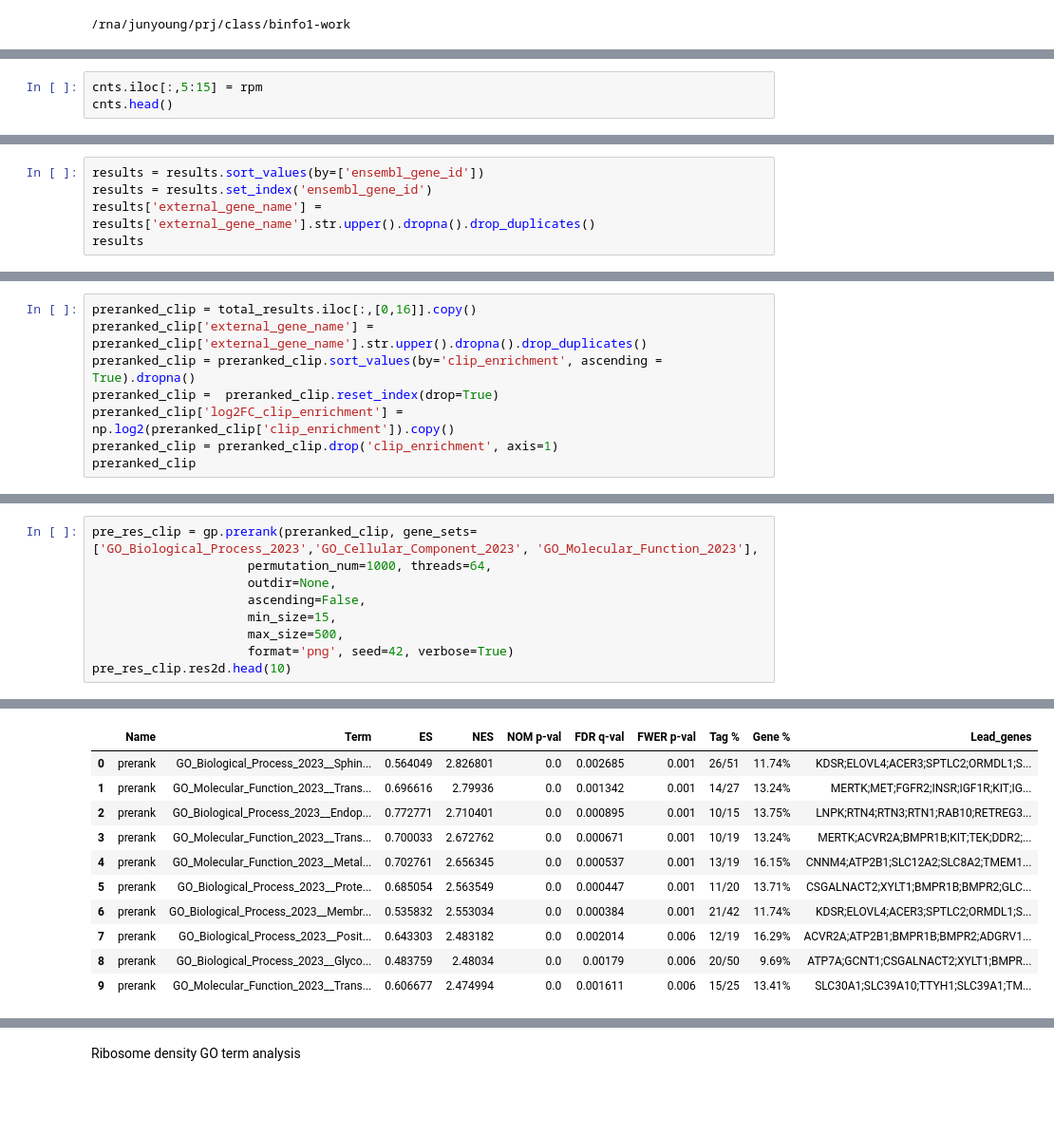
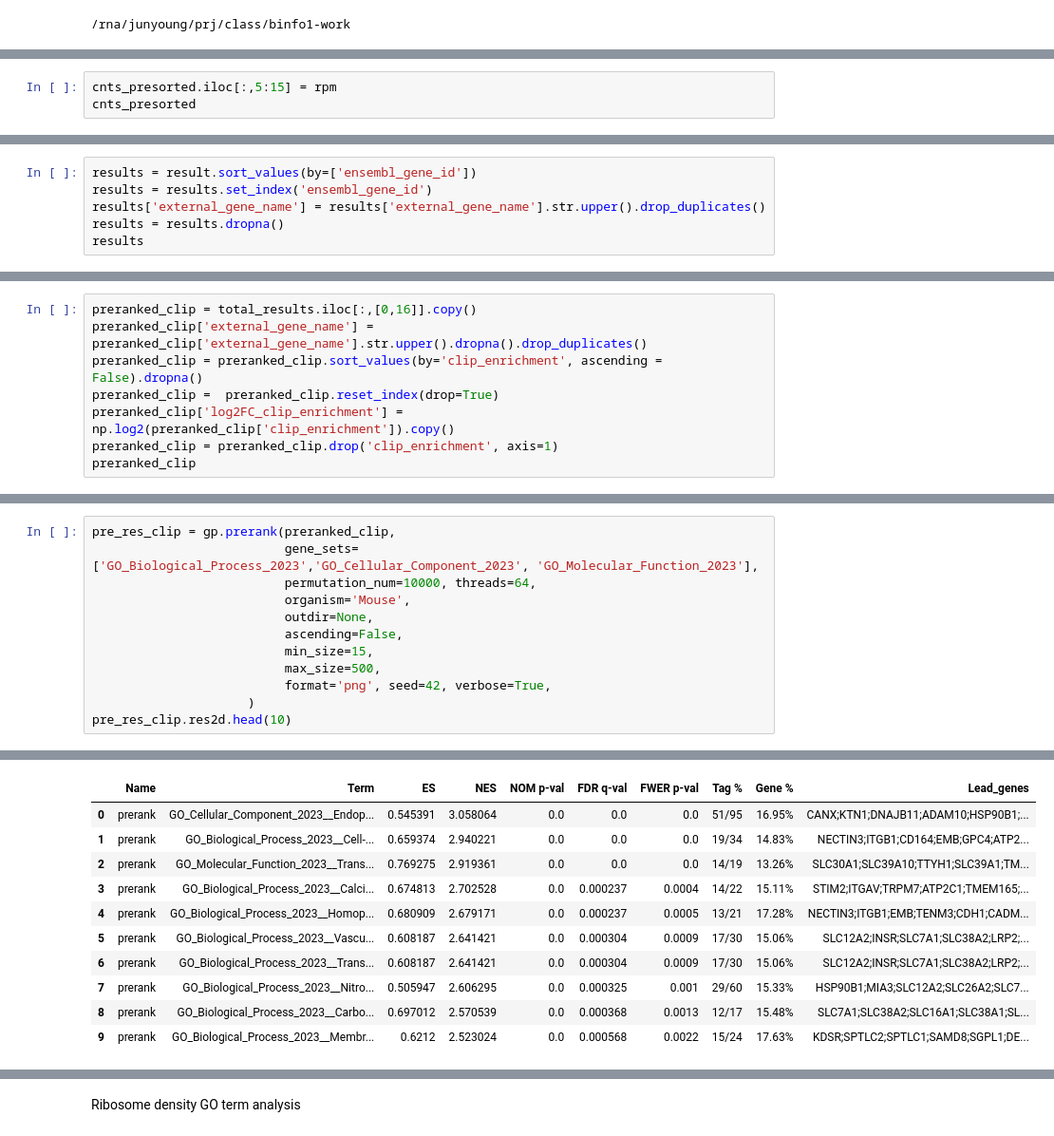
Before and after one commit to jjun7793/2024snubinfo_term, a Jupyter notebook: Junyoung_Park_2024snubinfo.ipynb, the cells around one changed output, grey strips where cells are left out. Shown at 95% size. Drawn from its saved outputs; the diff is of its cells as text; blank space fills up the shorter version.

```diff
--- a/Junyoung_Park_2024snubinfo.ipynb
+++ b/Junyoung_Park_2024snubinfo.ipynb
@@ -68,6 +90,6 @@ rpm.head()
 # %%
-cnts.iloc[:,5:15] = rpm
-cnts.head()
+cnts_presorted.iloc[:,5:15] = rpm
+cnts_presorted
 # %% [output]
 |  | Chr | Start | End | Strand | Length | CLIP-35L33G.bam | CLIP-let7d.bam | CLIP-let7f-1.bam | ... |
 | Geneid |  |  |  |  |  |  |  |  | ... |
@@ -212,5 +241,6 @@ results
 # %%
-results = results.sort_values(by=['ensembl_gene_id'])
+results = result.sort_values(by=['ensembl_gene_id'])
 results = results.set_index('ensembl_gene_id')
-results['external_gene_name'] = results['external_gene_name'].str.upper().dropna().drop_duplicates()
+results['external_gene_name'] = results['external_gene_name'].str.upper().drop_duplicates()
+results = results.dropna()
 results
@@ -277,0 +319,8 @@ total_results
+# %%
+preranked_clip = total_results.iloc[:,[0,16]].copy()
+preranked_clip['external_gene_name'] = preranked_clip['external_gene_name'].str.upper().dropna().drop_duplicates()
+preranked_clip = preranked_clip.sort_values(by='clip_enrichment', ascending = False).dropna()
+preranked_clip =  preranked_clip.reset_index(drop=True)
+preranked_clip['log2FC_clip_enrichment'] = np.log2(preranked_clip['clip_enrichment']).copy()
+preranked_clip = preranked_clip.drop('clip_enrichment', axis=1)
+preranked_clip
@@ -370,8 +582,0 @@ Preranked_clip GO term analysis
-# %%
-preranked_clip = total_results.iloc[:,[0,16]].copy()
-preranked_clip['external_gene_name'] = preranked_clip['external_gene_name'].str.upper().dropna().drop_duplicates()
-preranked_clip = preranked_clip.sort_values(by='clip_enrichment', ascending = True).dropna()
-preranked_clip =  preranked_clip.reset_index(drop=True)
-preranked_clip['log2FC_clip_enrichment'] = np.log2(preranked_clip['clip_enrichment']).copy()
-preranked_clip = preranked_clip.drop('clip_enrichment', axis=1)
-preranked_clip
@@ -392,10 +583,13 @@ preranked_clip
 # %%
-pre_res_clip = gp.prerank(preranked_clip, gene_sets=['GO_Biological_Process_2023','GO_Cellular_Component_2023', 'GO_Molecular_Function_2023'],
-                     permutation_num=1000, threads=64,
-                     outdir=None,
-                     ascending=False,
-                     min_size=15,
-                     max_size=500,
-                     format='png', seed=42, verbose=True)
+pre_res_clip = gp.prerank(preranked_clip,
+                          gene_sets=['GO_Biological_Process_2023','GO_Cellular_Component_2023', 'GO_Molecular_Function_2023'],
+                          permutation_num=10000, threads=64,
+                          organism='Mouse',
+                          outdir=None,
+                          ascending=False,
+                          min_size=15,
+                          max_size=500,
+                          format='png', seed=42, verbose=True,
+                     )
 pre_res_clip.res2d.head(10)
 # %% [output]
@@ -412,11 +606,11 @@ The order of those genes will be arbitrary, which may produce unexpected results
 |  | Name | Term | ES | NES | NOM p-val | FDR q-val | FWER p-val | Tag % | Gene % | Lead_genes |
-| 0 | prerank | GO_Biological_Process_2023__Sphin... | 0.564049 | 2.826801 | 0.0 | 0.002685 | 0.001 | 26/51 | 11.74% | KDSR;ELOVL4;ACER3;SPTLC2;ORMDL1;S... |
-| 1 | prerank | GO_Molecular_Function_2023__Trans... | 0.696616 | 2.79936 | 0.0 | 0.001342 | 0.001 | 14/27 | 13.24% | MERTK;MET;FGFR2;INSR;IGF1R;KIT;IG... |
-| 2 | prerank | GO_Biological_Process_2023__Endop... | 0.772771 | 2.710401 | 0.0 | 0.000895 | 0.001 | 10/15 | 13.75% | LNPK;RTN4;RTN3;RTN1;RAB10;RETREG3... |
-| 3 | prerank | GO_Molecular_Function_2023__Trans... | 0.700033 | 2.672762 | 0.0 | 0.000671 | 0.001 | 10/19 | 13.24% | MERTK;ACVR2A;BMPR1B;KIT;TEK;DDR2;... |
-| 4 | prerank | GO_Molecular_Function_2023__Metal... | 0.702761 | 2.656345 | 0.0 | 0.000537 | 0.001 | 13/19 | 16.15% | CNNM4;ATP2B1;SLC12A2;SLC8A2;TMEM1... |
-| 5 | prerank | GO_Biological_Process_2023__Prote... | 0.685054 | 2.563549 | 0.0 | 0.000447 | 0.001 | 11/20 | 13.71% | CSGALNACT2;XYLT1;BMPR1B;BMPR2;GLC... |
-| 6 | prerank | GO_Biological_Process_2023__Membr... | 0.535832 | 2.553034 | 0.0 | 0.000384 | 0.001 | 21/42 | 11.74% | KDSR;ELOVL4;ACER3;SPTLC2;ORMDL1;S... |
-| 7 | prerank | GO_Biological_Process_2023__Posit... | 0.643303 | 2.483182 | 0.0 | 0.002014 | 0.006 | 12/19 | 16.29% | ACVR2A;ATP2B1;BMPR1B;BMPR2;ADGRV1... |
-| 8 | prerank | GO_Biological_Process_2023__Glyco... | 0.483759 | 2.48034 | 0.0 | 0.00179 | 0.006 | 20/50 | 9.69% | ATP7A;GCNT1;CSGALNACT2;XYLT1;BMPR... |
-| 9 | prerank | GO_Molecular_Function_2023__Trans... | 0.606677 | 2.474994 | 0.0 | 0.001611 | 0.006 | 15/25 | 13.41% | SLC30A1;SLC39A10;TTYH1;SLC39A1;TM... |
+| 0 | prerank | GO_Cellular_Component_2023__Endop... | 0.545391 | 3.058064 | 0.0 | 0.0 | 0.0 | 51/95 | 16.95% | CANX;KTN1;DNAJB11;ADAM10;HSP90B1;... |
+| 1 | prerank | GO_Biological_Process_2023__Cell-... | 0.659374 | 2.940221 | 0.0 | 0.0 | 0.0 | 19/34 | 14.83% | NECTIN3;ITGB1;CD164;EMB;GPC4;ATP2... |
+| 2 | prerank | GO_Molecular_Function_2023__Trans... | 0.769275 | 2.919361 | 0.0 | 0.0 | 0.0 | 14/19 | 13.26% | SLC30A1;SLC39A10;TTYH1;SLC39A1;TM... |
+| 3 | prerank | GO_Biological_Process_2023__Calci... | 0.674813 | 2.702528 | 0.0 | 0.000237 | 0.0004 | 14/22 | 15.11% | STIM2;ITGAV;TRPM7;ATP2C1;TMEM165;... |
+| 4 | prerank | GO_Biological_Process_2023__Homop... | 0.680909 | 2.679171 | 0.0 | 0.000237 | 0.0005 | 13/21 | 17.28% | NECTIN3;ITGB1;EMB;TENM3;CDH1;CADM... |
+| 5 | prerank | GO_Biological_Process_2023__Vascu... | 0.608187 | 2.641421 | 0.0 | 0.000304 | 0.0009 | 17/30 | 15.06% | SLC12A2;INSR;SLC7A1;SLC38A2;LRP2;... |
+| 6 | prerank | GO_Biological_Process_2023__Trans... | 0.608187 | 2.641421 | 0.0 | 0.000304 | 0.0009 | 17/30 | 15.06% | SLC12A2;INSR;SLC7A1;SLC38A2;LRP2;... |
+| 7 | prerank | GO_Biological_Process_2023__Nitro... | 0.505947 | 2.606295 | 0.0 | 0.000325 | 0.001 | 29/60 | 15.33% | HSP90B1;MIA3;SLC12A2;SLC26A2;SLC7... |
+| 8 | prerank | GO_Biological_Process_2023__Carbo... | 0.697012 | 2.570539 | 0.0 | 0.000368 | 0.0013 | 12/17 | 15.48% | SLC7A1;SLC38A2;SLC16A1;SLC38A1;SL... |
+| 9 | prerank | GO_Biological_Process_2023__Membr... | 0.6212 | 2.523024 | 0.0 | 0.000568 | 0.0022 | 15/24 | 17.63% | KDSR;SPTLC2;SPTLC1;SAMD8;SGPL1;DE... |
```
Also changed, not shown: parts of 83 cells of this notebook.
